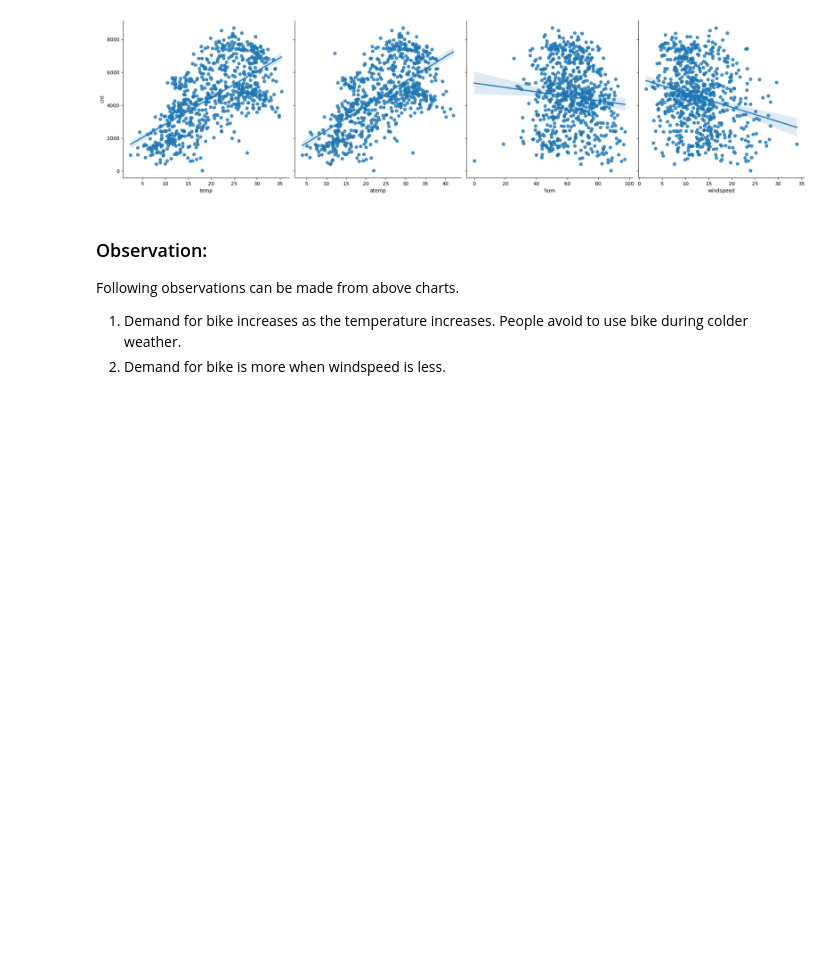
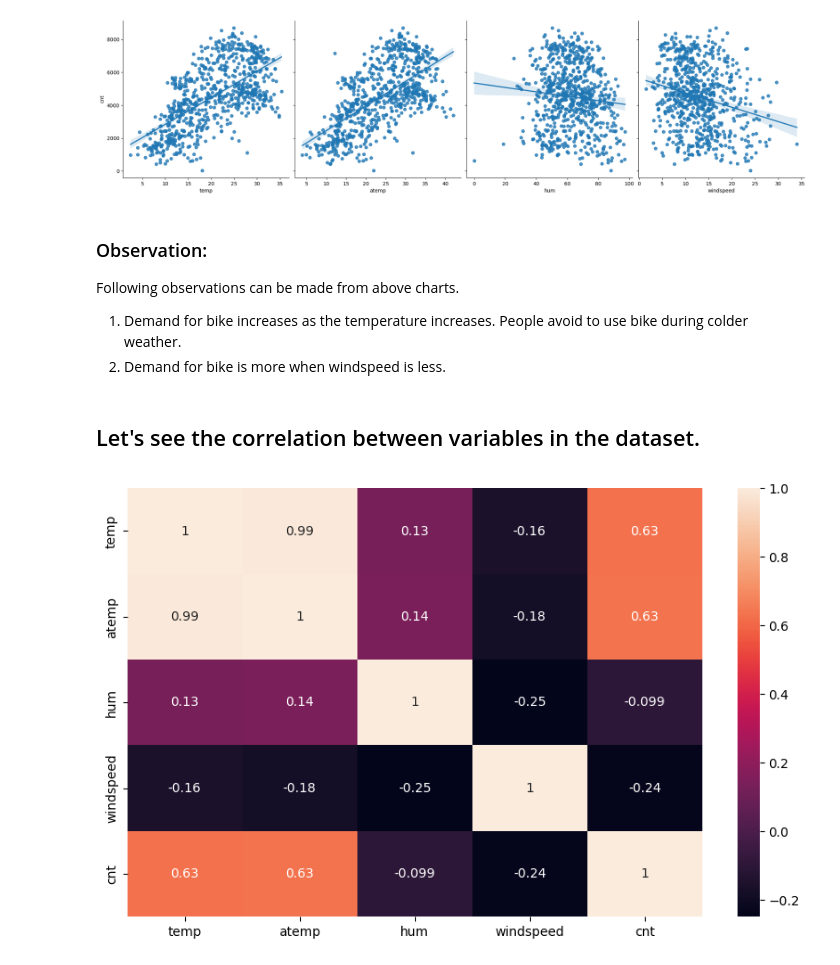
Before and after one commit to ranpariyachetan/boombikes-linearregression, a Jupyter notebook: regression-assignment.ipynb, the cells around one changed output. Cells and saved outputs as stored; diff of their text form; code cells hidden in the pictures; blank space fills up the shorter version.

Commit message:
Added heatmap of numeric variables and its observations.

```diff
--- a/regression-assignment.ipynb
+++ b/regression-assignment.ipynb
@@ -138,3 +140,15 @@ Following observations can be made from above charts.
 
 1. Demand for bike increases as the temperature increases. People avoid to use bike during colder weather.
 2. Demand for bike is more when windspeed is less.
+# %% [markdown]
+## Let's see the correlation between variables in the dataset.
+# %%
+# Plotting a heatman to understand the correlation between the numerical variables.
+
+numric_var = ['temp', 'atemp', 'hum', 'windspeed', 'cnt']
+
+plt.figure(figsize=(10, 6))
+sns.heatmap(boombikes[numric_var].corr(), annot=True)
+plt.show()
+# %% [output]
+[figure, added]
```
Also changed, not shown: parts of 5 cells of this notebook.
